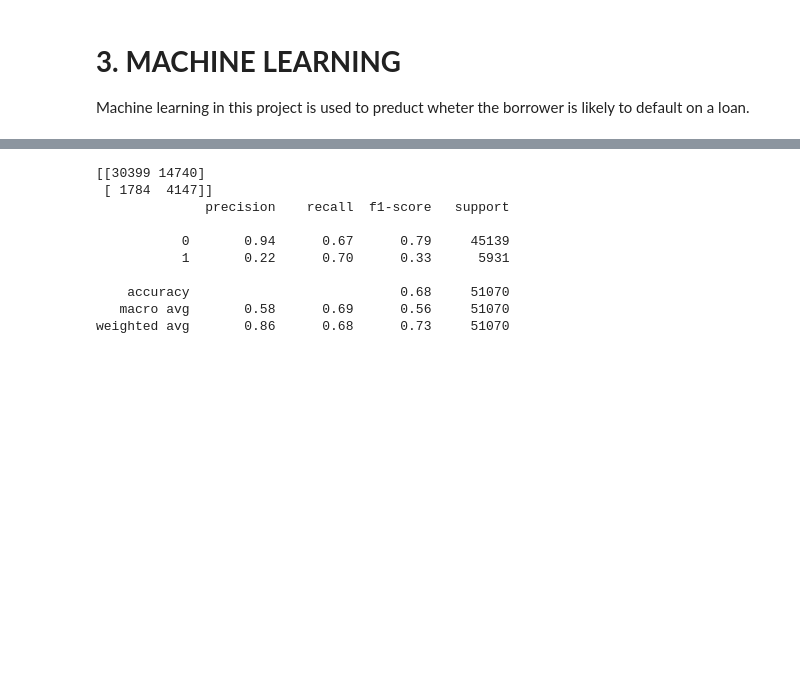
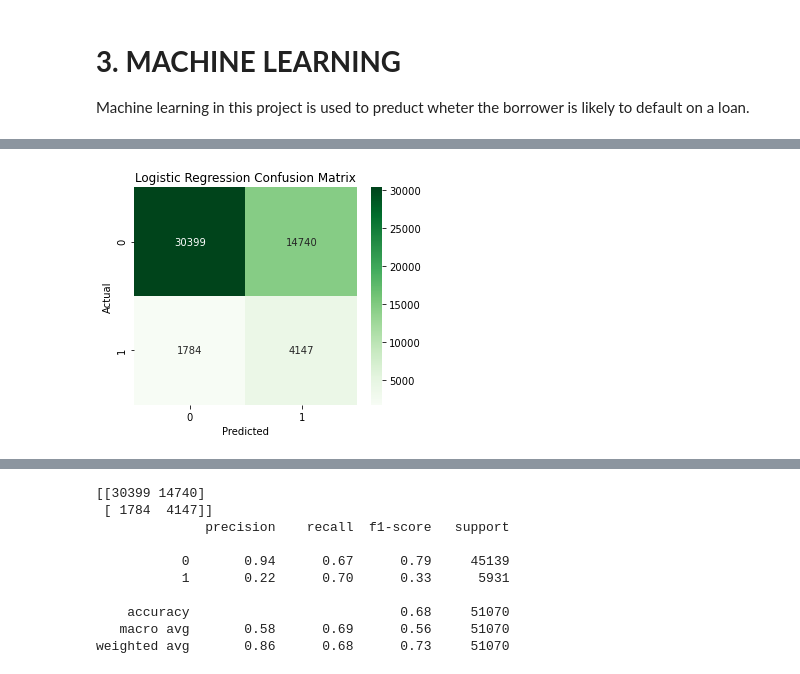
Before and after one commit to FGithaiga/LOAN-DEFAULT-PREDICTION, a Jupyter notebook: index.ipynb, the cells around one changed output, grey strips where cells are left out. Drawn from its saved outputs; the diff is of its cells as text; code cells hidden in the pictures; blank space fills up the shorter version.

```diff
--- a/index.ipynb
+++ b/index.ipynb
@@ -240,6 +241,6 @@ df
 # %%
-# Drop columns not needed
-df_model = df.drop(['LoanID','CreditBand'], axis=1)
+# Drop columns that are not needed
+df_model = df.drop(['LoanID'], axis=1)
 # %%
 # Seperate Features and Target
 X = df_model.drop('Default',axis=1)
@@ -250,13 +277,11 @@ X = pd.get_dummies(X, drop_first=True)
 # %%
-# Train Test Split
-X_train, X_test,y_train,y_test = train_test_split(X,y,test_size=0.2,random_state=42,stratify=y)
-
-# Feature scaling
-scaler = StandardScaler()
-X_train_scaled = scaler.fit_transform(X_train)
-X_test_scaled = scaler.transform(X_test)
-
-# Train Baseline Model
-lr = LogisticRegression(max_iter = 1000, class_weight= 'balanced')
-lr.fit(X_train_scaled, y_train)
-y_pred_lr = lr.predict(X_test_scaled)
+# Confusion Matix Heatmap to show how each model predicted Default vs Non-Default
+cm_lr = confusion_matrix(y_test, y_pred_lr)
+plt.figure(figsize=(5,4))
+sns.heatmap(cm_lr, annot=True, fmt='d', cmap='Greens')
+plt.xlabel('Predicted')
+plt.ylabel('Actual')
+plt.title('Logistic Regression Confusion Matrix')
+plt.show()
+# %% [output]
+[figure, added]
```
Also changed, not shown: parts of 12 cells of this notebook.
